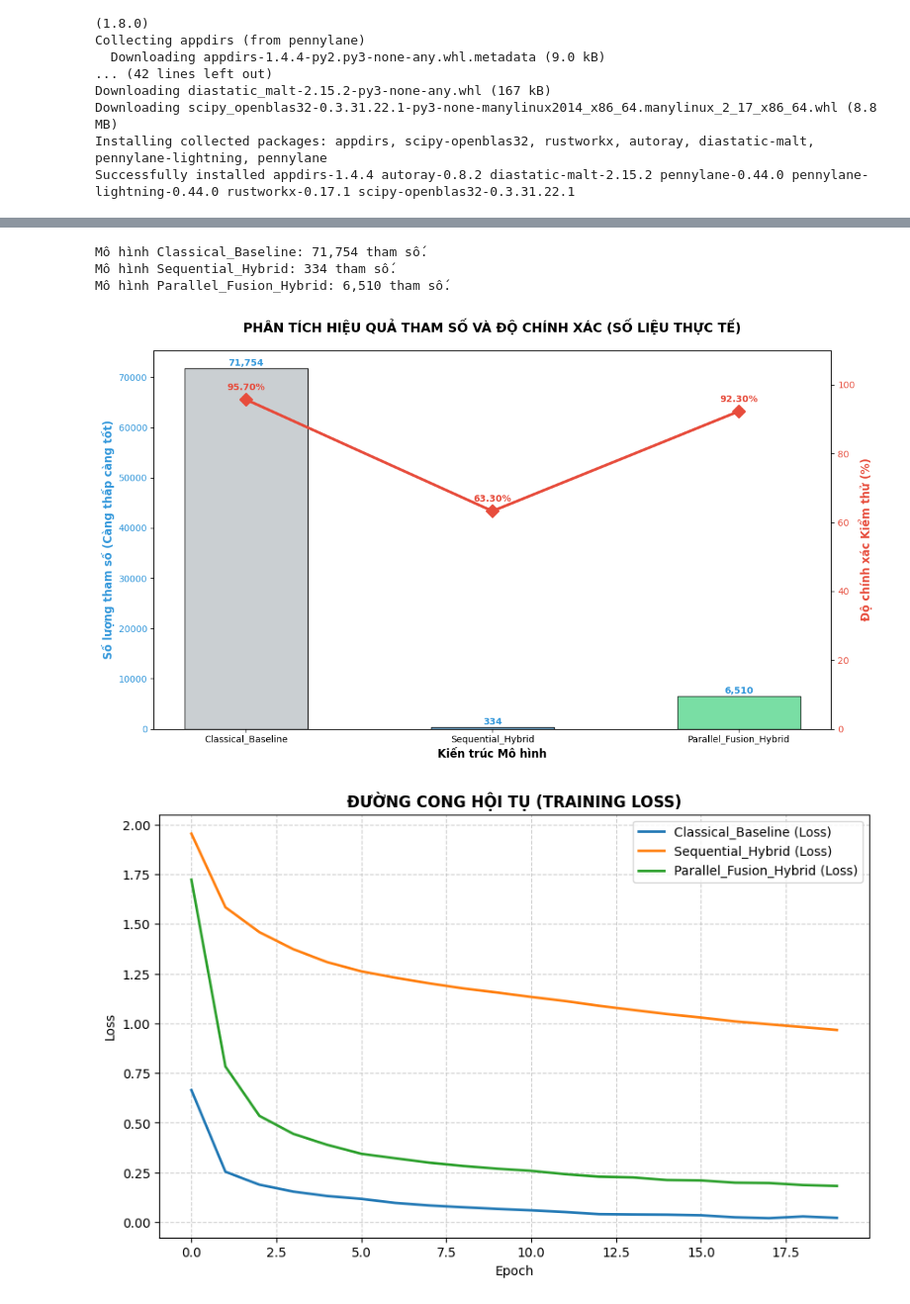
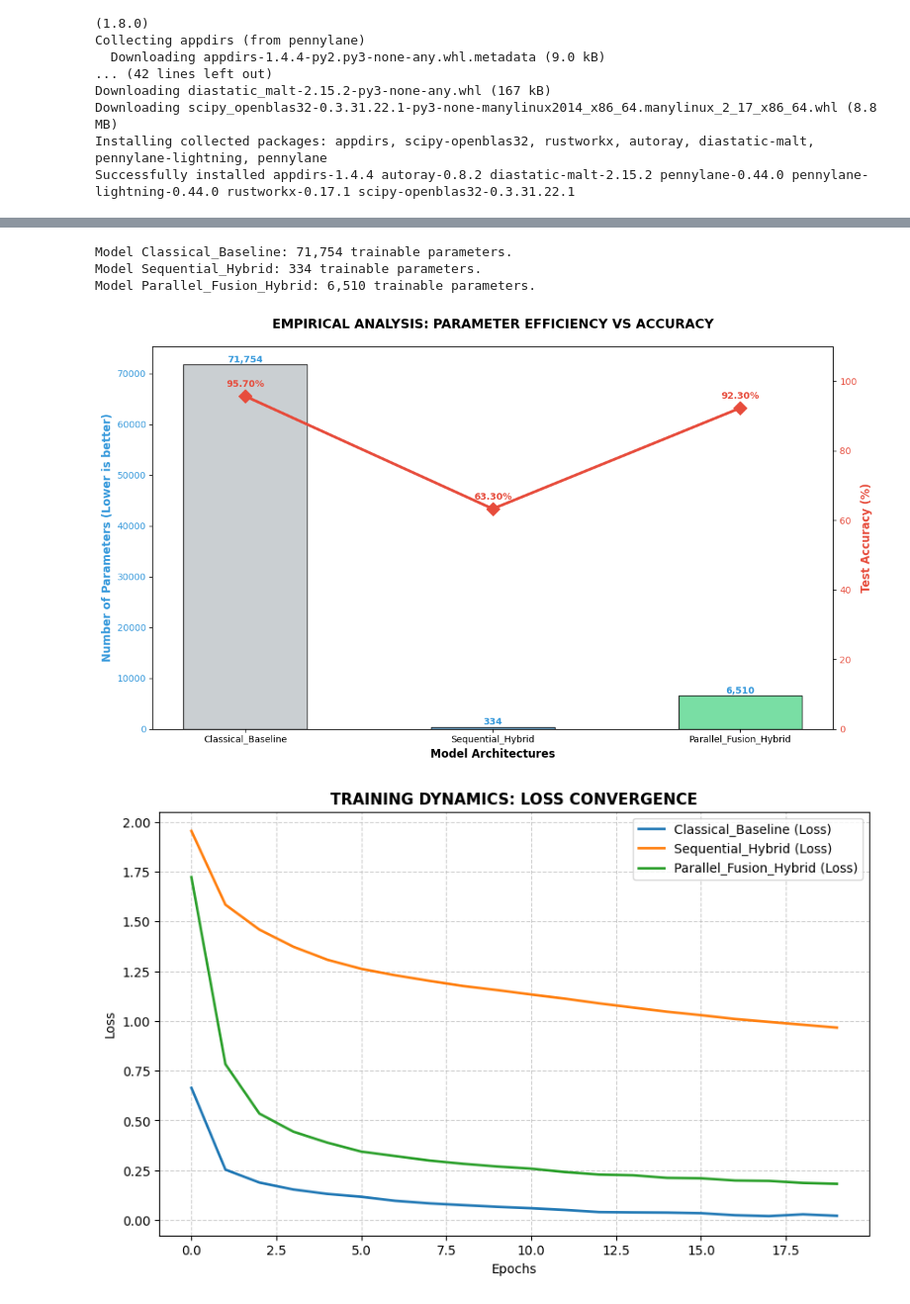
Before and after one commit to TuongHoangTy/Hybrid-Quantum-Classical-Parallel-Fusion-Architecture, a Jupyter notebook: CNNClassicVsQuantum.ipynb, the cells around one changed output, grey strips where cells are left out. Shown at 99% size. Drawn from its saved outputs; the diff is of its cells as text; code cells hidden in the pictures.

Commit message:
Hybrid-Quantum-Classical-Parallel-Fusion-Architecture

```diff
--- a/CNNClassicVsQuantum.ipynb
+++ b/CNNClassicVsQuantum.ipynb
@@ -289,86 +335,101 @@ Device: cpu
 [figure]
 # %%
+import os
 import torch
 import matplotlib.pyplot as plt
 import numpy as np
 
 def get_model_parameters(model):
-    """Hàm tính toán chính xác số lượng tham số học tập của mô hình"""
+    """
+    Calculates the exact number of trainable parameters for a given PyTorch model.
+    """
     return sum(p.numel() for p in model.parameters() if p.requires_grad)
 
 def visualize_scientific_results(results_dict, model_classes):
     """
-    Hàm tự động trích xuất số liệu thực từ kết quả huấn luyện và vẽ biểu đồ
-    results_dict: Biến 'results' chứa history và test_acc
-    model_classes: Danh sách các class mô hình để khởi tạo và đếm tham số
+    Automatically extracts empirical data from training results and generates
+    scientific plots for parameter efficiency and training convergence.
+
+    Args:
+        results_dict: Dictionary containing training history and test accuracy.
+        model_classes: List of model classes to instantiate and count parameters.
     """
     names = list(results_dict.keys())
     test_accuracies = [results_dict[name][1] for name in names]
 
-    # 1. Tính toán tham số thực tế từ mô hình (Không dùng số cứng)
+    # 1. Calculate actual parameter counts dynamically (Avoids hardcoding)
     param_counts = []
-    for m_class, name in models_to_run: # Dựa trên danh sách em đã định nghĩa ở bước trước
+    for m_class, name in model_classes: # Assuming models_to_run is passed or globally accessible
         temp_model = m_class()
         count = get_model_parameters(temp_model)
         param_counts.append(count)
-        print(f"Mô hình {name}: {count:,} tham số.")
+        print(f"Model {name}: {count:,} trainable parameters.")
 
-    # 2. Vẽ biểu đồ so sánh Hiệu quả tham số (Parameter Efficiency)
+    # ==========================================
+    # 2. Plot: Parameter Efficiency vs. Accuracy
+    # ==========================================
     fig, ax1 = plt.subplots(figsize=(12, 7))
 
-    # Vẽ cột tham số (Trục trái)
+    # Bar chart for Parameter Count (Left Y-Axis)
     color_param = '#3498db'
-    ax1.set_xlabel('Kiến trúc Mô hình', fontweight='bold', fontsize=12)
-    ax1.set_ylabel('Số lượng tham số (Càng thấp càng tốt)', color=color_param, fontweight='bold', fontsize=12)
+    ax1.set_xlabel('Model Architectures', fontweight='bold', fontsize=12)
+    ax1.set_ylabel('Number of Parameters (Lower is better)', color=color_param, fontweight='bold', fontsize=12)
+
+    # Render bars with distinct colors for visual separation
     bars = ax1.bar(names, param_counts, color=['#bdc3c7', '#5dade2', '#58d68d'], alpha=0.8, edgecolor='black', width=0.5)
     ax1.tick_params(axis='y', labelcolor=color_param)
 
-    # Ghi số liệu tham số lên đầu cột
+    # Annotate parameter counts on top of each bar
     for bar in bars:
         height = bar.get_height()
         ax1.text(bar.get_x() + bar.get_width()/2., height + 100,
                  f'{int(height):,}', ha='center', va='bottom', fontweight='bold', color=color_param)
 
-    # Vẽ đường Accuracy (Trục phải)
+    # Line chart for Test Accuracy (Right Y-Axis)
     ax2 = ax1.twinx()
     color_acc = '#e74c3c'
-    ax2.set_ylabel('Độ chính xác Kiểm thử (%)', color=color_acc, fontweight='bold', fontsize=12)
+    ax2.set_ylabel('Test Accuracy (%)', color=color_acc, fontweight='bold', fontsize=12)
     ax2.plot(names, test_accuracies, color=color_acc, marker='D', linewidth=3, markersize=10, label='Accuracy')
     ax2.tick_params(axis='y', labelcolor=color_acc)
-    ax2.set_ylim(0, 110)
+    ax2.set_ylim(0, 110) # Set limit slightly above 100% for annotation padding
 
-    # Ghi phần trăm Acc lên đường biểu diễn
+    # Annotate accuracy percentages on the line nodes
     for i, acc in enumerate(test_accuracies):
         ax2.annotate(f'{acc:.2f}%', (names[i], test_accuracies[i]),
                      textcoords="offset points", xytext=(0,10), ha='center', fontweight='bold', color=color_acc)
 
-    plt.title('PHÂN TÍCH HIỆU QUẢ THAM SỐ VÀ ĐỘ CHÍNH XÁC (SỐ LIỆU THỰC TẾ)', fontsize=14, fontweight='bold', pad=20)
+    plt.title('EMPIRICAL ANALYSIS: PARAMETER EFFICIENCY VS ACCURACY', fontsize=14, fontweight='bold', pad=20)
     fig.tight_layout()
 
-    # Lưu file để đưa lên GitHub/Báo cáo
+    # Save the figure for publication / GitHub repository
     plt.savefig(os.path.join(BASE_PATH, 'real_parameter_efficiency.png'), dpi=300)
     plt.show()
 
-    # 3. Vẽ biểu đồ Loss Convergence thực tế
+    # ==========================================
+    # 3. Plot: Training Loss Convergence
+    # ==========================================
     plt.figure(figsize=(10, 6))
     for name in names:
         plt.plot(results_dict[name][0]['loss'], label=f"{name} (Loss)", linewidth=2)
-    plt.title('ĐƯỜNG CONG HỘI TỤ (TRAINING LOSS)', fontweight='bold')
-    plt.xlabel('Epoch')
+
+    plt.title('TRAINING DYNAMICS: LOSS CONVERGENCE', fontweight='bold')
+    plt.xlabel('Epochs')
     plt.ylabel('Loss')
     plt.legend()
     plt.grid(True, linestyle='--', alpha=0.6)
+
+    # Save the convergence figure
     plt.savefig(os.path.join(BASE_PATH, 'real_loss_convergence.png'), dpi=300)
     plt.show()
 
-# Gọi hàm với dữ liệu thực từ biến results của em
+# Execute the visualization function using the empirical 'results' dictionary
 visualize_scientific_results(results, models_to_run)
 # %% [output]
-Mô hình Classical_Baseline: 71,754 tham số.
-Mô hình Sequential_Hybrid: 334 tham số.
-Mô hình Parallel_Fusion_Hybrid: 6,510 tham số.
+Model Classical_Baseline: 71,754 trainable parameters.
+Model Sequential_Hybrid: 334 trainable parameters.
+Model Parallel_Fusion_Hybrid: 6,510 trainable parameters.
-[figure, old version]
+[figure, new version]
-[figure, old version]
+[figure, new version]
 # %%
 from sklearn.metrics import confusion_matrix, classification_report
 import seaborn as sns
```
Also changed, not shown: parts of 2 cells of this notebook.
